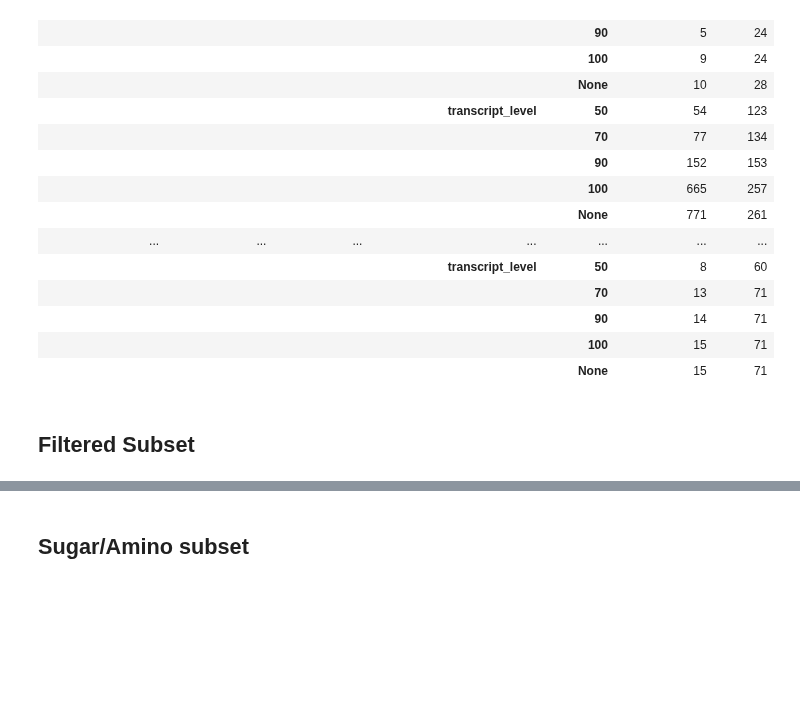
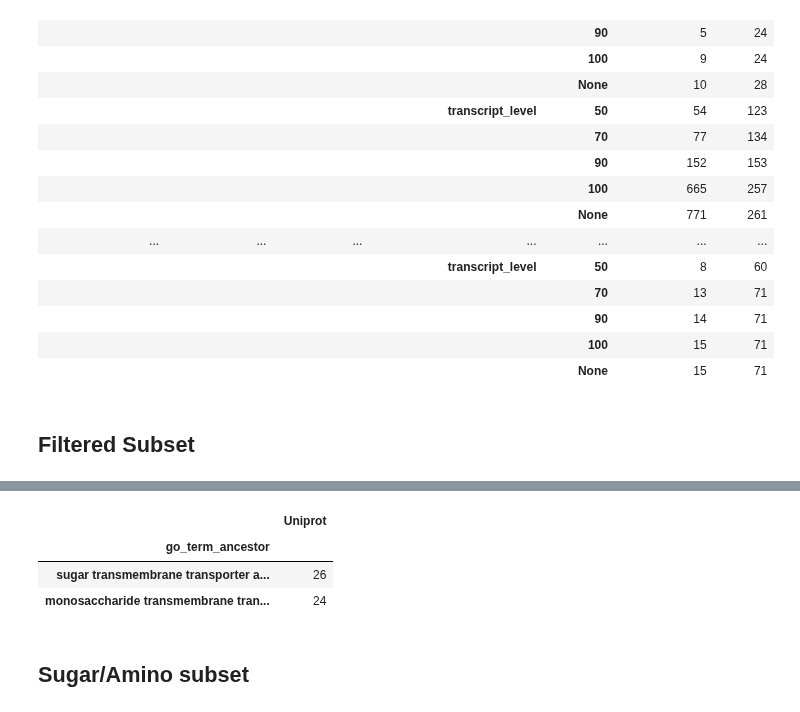
Before and after one commit to adenger/subpred_dl, a Jupyter notebook: notebooks/svm_human_sugaramino.ipynb, the cells around one changed output, grey strips where cells are left out. Cells and saved outputs as stored; diff of their text form; code cells hidden in the pictures; blank space fills up the shorter version.

```diff
--- a/notebooks/svm_human_sugaramino.ipynb
+++ b/notebooks/svm_human_sugaramino.ipynb
@@ -77,3 +98,20 @@ cd-hit: clustered 1121 sequences into 1118 clusters at threshold 100
+# %%
+network = load_data("go_obo")
+
+sugar_predec = set(network.predecessors("GO:0051119")) | {"GO:0051119"}
+
+df_goa = dataset_organism[1]
+
+df_goa[df_goa.go_id_ancestor.isin(sugar_predec)][
+    ["Uniprot", "go_term_ancestor"]
+].drop_duplicates().groupby("go_term_ancestor").count().sort_values(
+    "Uniprot", ascending=False
+)
+# %% [output]
+|  | Uniprot |
+| go_term_ancestor |  |
+| sugar transmembrane transporter a... | 26 |
+| monosaccharide transmembrane tran... | 24 |
 # %% [markdown]
 ## Sugar/Amino subset
 # %%
```
Also changed, not shown: parts of 13 cells of this notebook.
